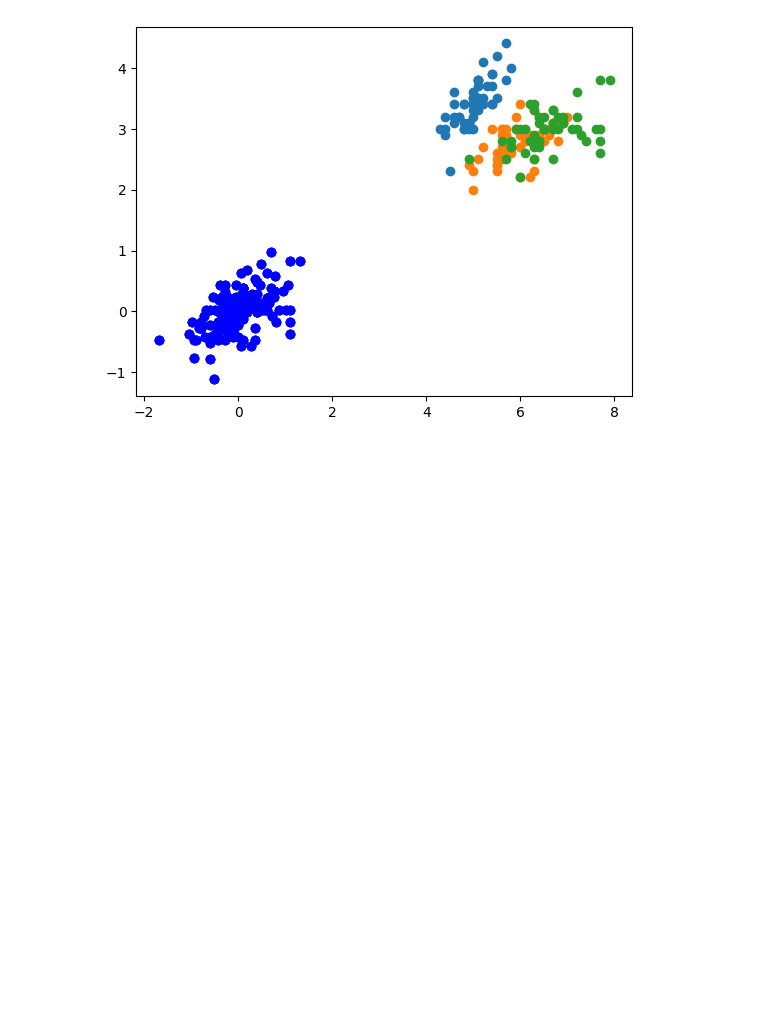
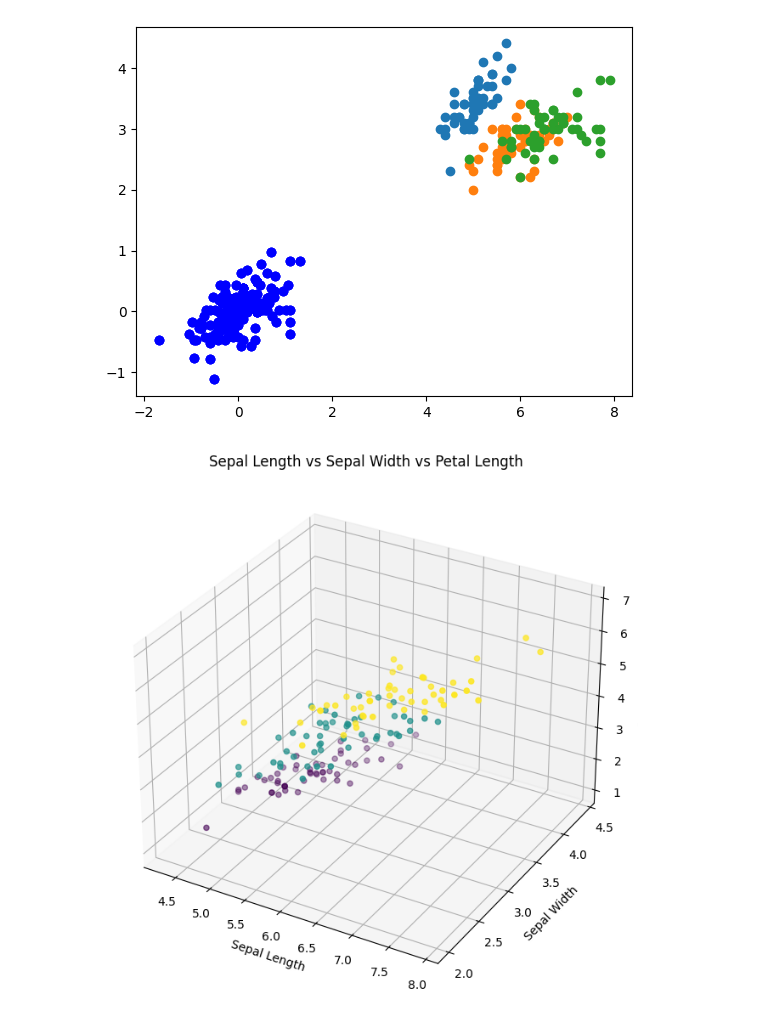
Before and after one commit to SyedT1/Data-Mining-CSC417, a Jupyter notebook: Week 2/Assignment_2.ipynb, the cells around one changed output. Saved outputs shown, nothing was run; the diff lists cells and outputs as text; code cells hidden in the pictures; blank space fills up the shorter version.

```diff
--- a/Week 2/Assignment_2.ipynb
+++ b/Week 2/Assignment_2.ipynb
@@ -116,2 +118,24 @@ for class_label, marker_shape in class_shape_map.items():
 # %% [output]
 [figure]
+# %%
+# in 3D Plot the data points using the first three dimensions (Sepal Length, Sepal Width, Petal Length) .
+
+import matplotlib.pyplot as plt
+import numpy as np
+from mpl_toolkits.mplot3d import Axes3D
+from sklearn.datasets import load_iris
+
+def marklabel(x):
+  return 1 if x=='Iris-setosa' else (2 if x == 'Iris-versicolor' else 3)
+target = [marklabel(i) for i in np.array(df['name'])]
+fig = plt.figure(figsize=(10, 8))
+ax = fig.add_subplot(111, projection='3d')
+
+ax.scatter(np.array(df['sepal_len']),np.array(df['sepal_wid']), np.array(df['petal_len']), c=target, cmap='viridis', marker='o')
+ax.set_xlabel('Sepal Length')
+ax.set_ylabel('Sepal Width')
+ax.set_zlabel('Petal Length')
+plt.title('Sepal Length vs Sepal Width vs Petal Length')
+plt.show()
+# %% [output]
+[figure, added]
```
Also changed, not shown: parts of 2 cells of this notebook.
